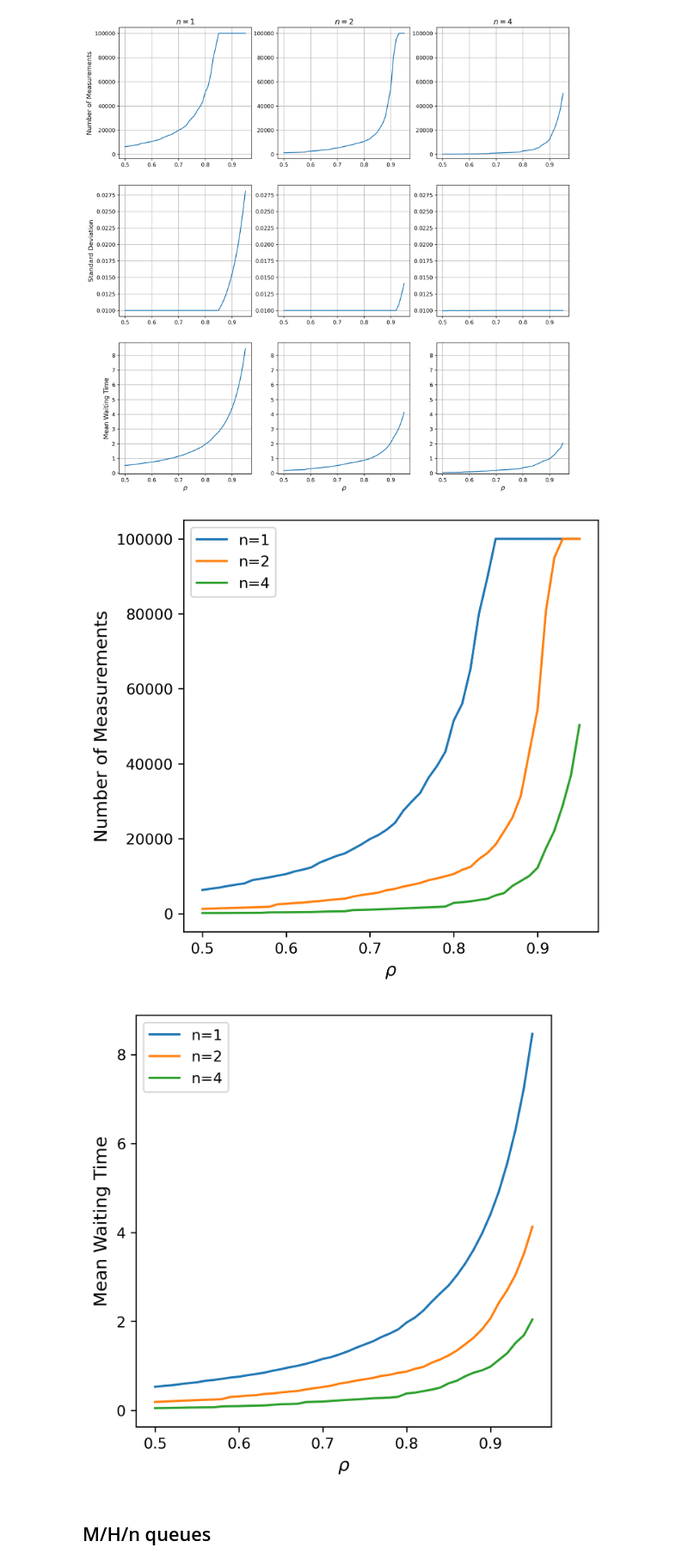
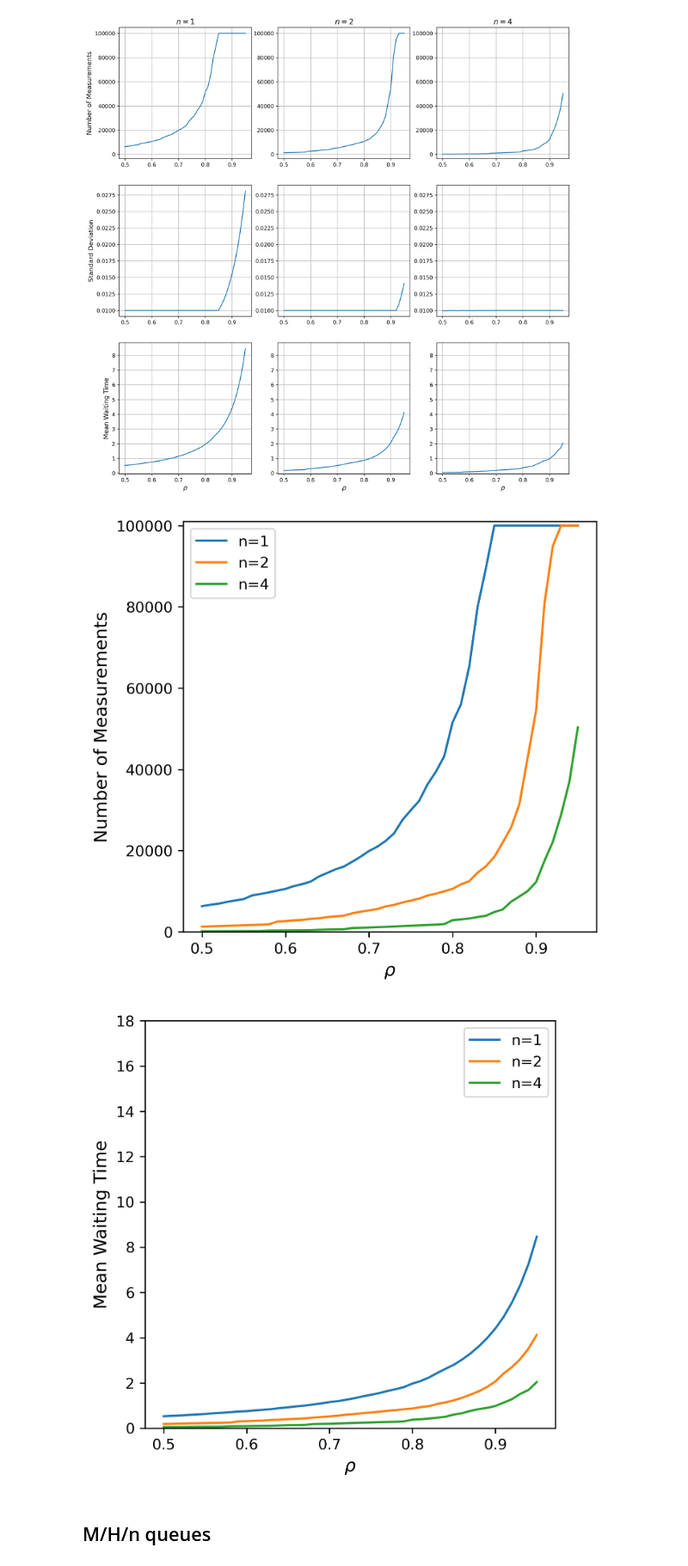
Before and after one commit to tuaosh/StochSim-Assignment-2, a Jupyter notebook: simulations.ipynb, the cells around one changed output. Shown at 86% size. Cells and saved outputs as stored; diff of their text form; code cells hidden in the pictures.

```diff
--- a/simulations.ipynb
+++ b/simulations.ipynb
@@ -420,26 +424,28 @@ ax.set_ylabel("Number of Measurements", fontsize=12)
 
 ax.set_xlabel(r"$\rho$", fontsize=12)
 
+ax.set_ylim(0, 101000)
 ax.legend()
 
 plt.show()
 # %% [output]
-[figure, old version]
+[figure, new version]
 # %%
 fig, ax = plt.subplots(1, 1, figsize=(5, 5))
 ax.plot(RHO, means_M_D_1, label="n=1")
 ax.plot(RHO, means_M_D_2, label="n=2")
 ax.plot(RHO, means_M_D_4, label="n=4")
 
 ax.set_ylabel("Mean Waiting Time", fontsize=12)
 
 ax.set_xlabel(r"$\rho$", fontsize=12)
 
+ax.set_ylim(0, 18)
 ax.legend()
 
 plt.show()
 # %% [output]
-[figure, old version]
+[figure, new version]
 # %% [markdown]
 ## M/H/n queues
 # %%
```
Also changed, not shown: parts of 6 cells of this notebook, 8 other files.
